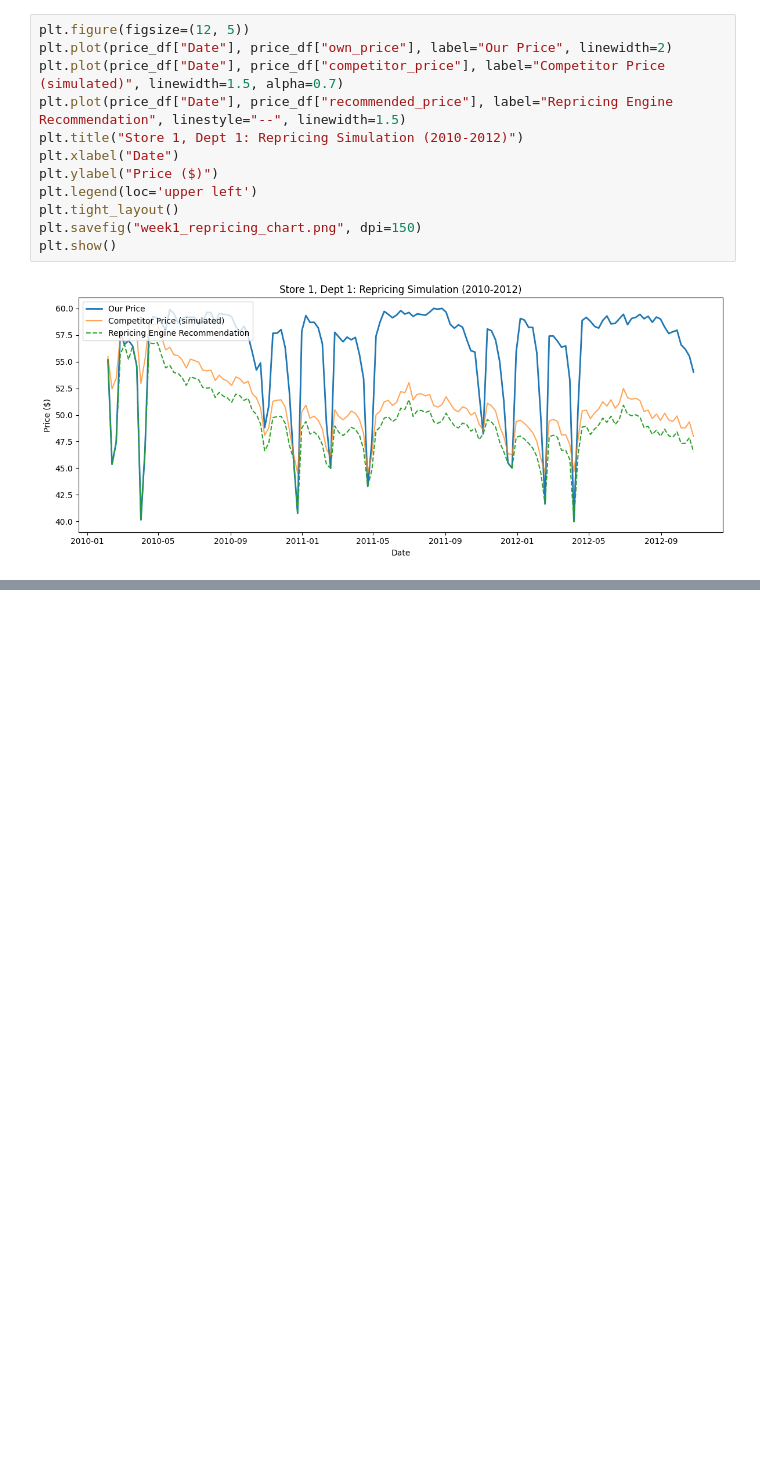
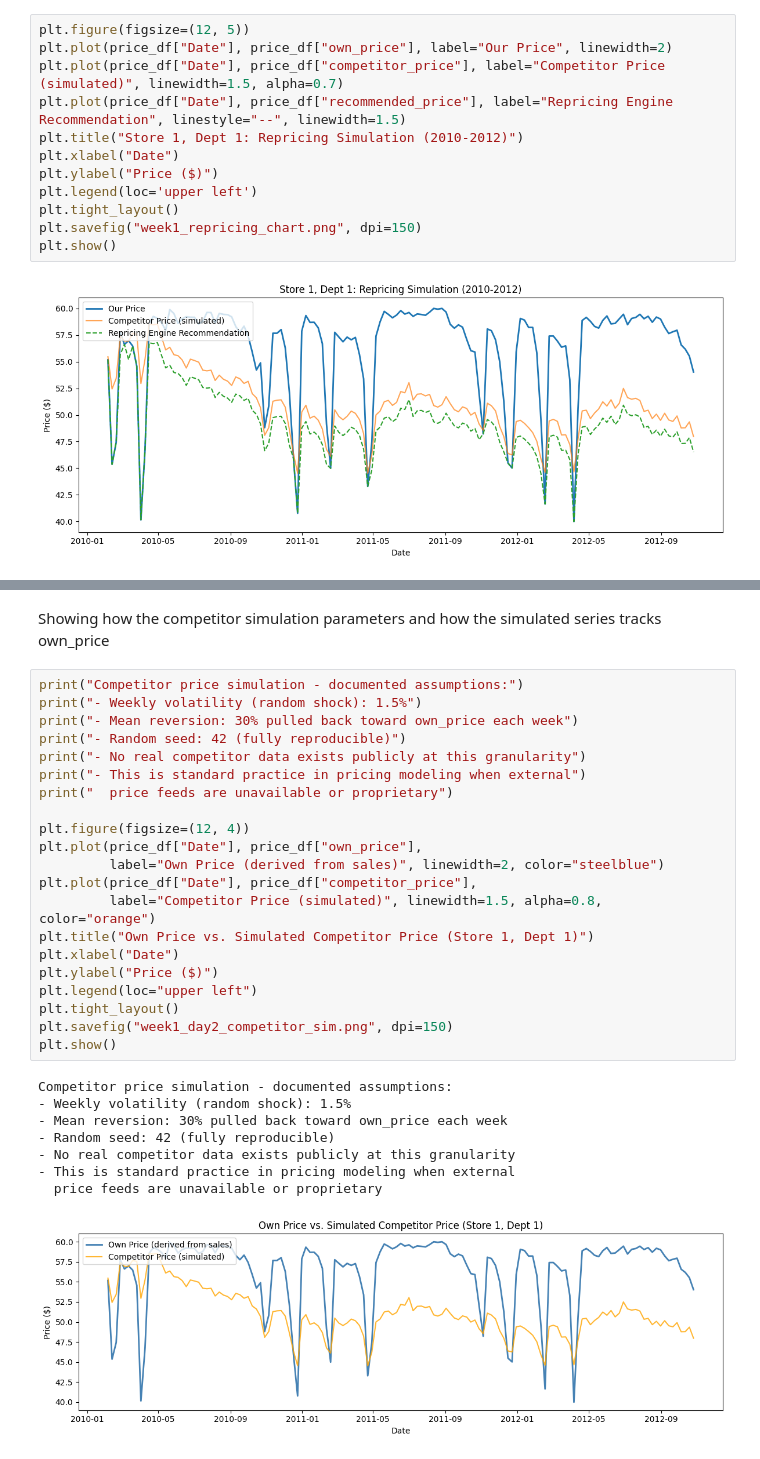
Before and after one commit to Snjkmr162/The_Pricing_Analytics_Toolkit, a Jupyter notebook: notebooks/week1_repricing/Week1_Repricing_Simulator.ipynb, the cells around one changed output, grey strips where cells are left out. Saved outputs shown, nothing was run; the diff lists cells and outputs as text; blank space fills up the shorter version.

```diff
--- a/notebooks/week1_repricing/Week1_Repricing_Simulator.ipynb
+++ b/notebooks/week1_repricing/Week1_Repricing_Simulator.ipynb
@@ -149,0 +202,32 @@ plt.show()
+# %% [markdown]
+Showing how the competitor simulation parameters and how the simulated series tracks own_price
+# %%
+print("Competitor price simulation - documented assumptions:")
+print("- Weekly volatility (random shock): 1.5%")
+print("- Mean reversion: 30% pulled back toward own_price each week")
+print("- Random seed: 42 (fully reproducible)")
+print("- No real competitor data exists publicly at this granularity")
+print("- This is standard practice in pricing modeling when external")
+print("  price feeds are unavailable or proprietary")
+
+plt.figure(figsize=(12, 4))
+plt.plot(price_df["Date"], price_df["own_price"],
+         label="Own Price (derived from sales)", linewidth=2, color="steelblue")
+plt.plot(price_df["Date"], price_df["competitor_price"],
+         label="Competitor Price (simulated)", linewidth=1.5, alpha=0.8, color="orange")
+plt.title("Own Price vs. Simulated Competitor Price (Store 1, Dept 1)")
+plt.xlabel("Date")
+plt.ylabel("Price ($)")
+plt.legend(loc="upper left")
+plt.tight_layout()
+plt.savefig("week1_day2_competitor_sim.png", dpi=150)
+plt.show()
+# %% [output]
+Competitor price simulation - documented assumptions:
+- Weekly volatility (random shock): 1.5%
+- Mean reversion: 30% pulled back toward own_price each week
+- Random seed: 42 (fully reproducible)
+- No real competitor data exists publicly at this granularity
+- This is standard practice in pricing modeling when external
+  price feeds are unavailable or proprietary
+[figure, added]
```
Also changed, not shown: parts of 5 cells of this notebook.
